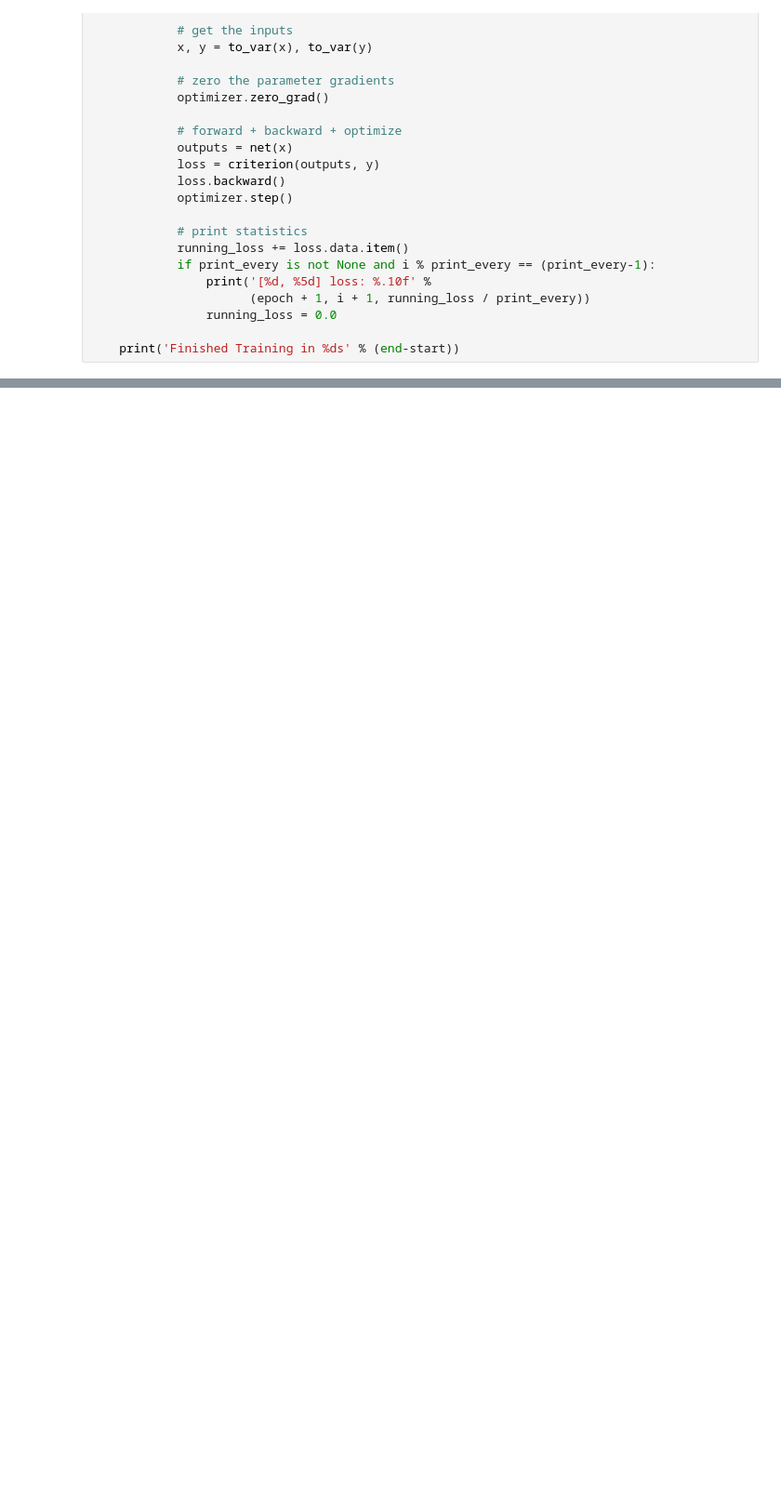
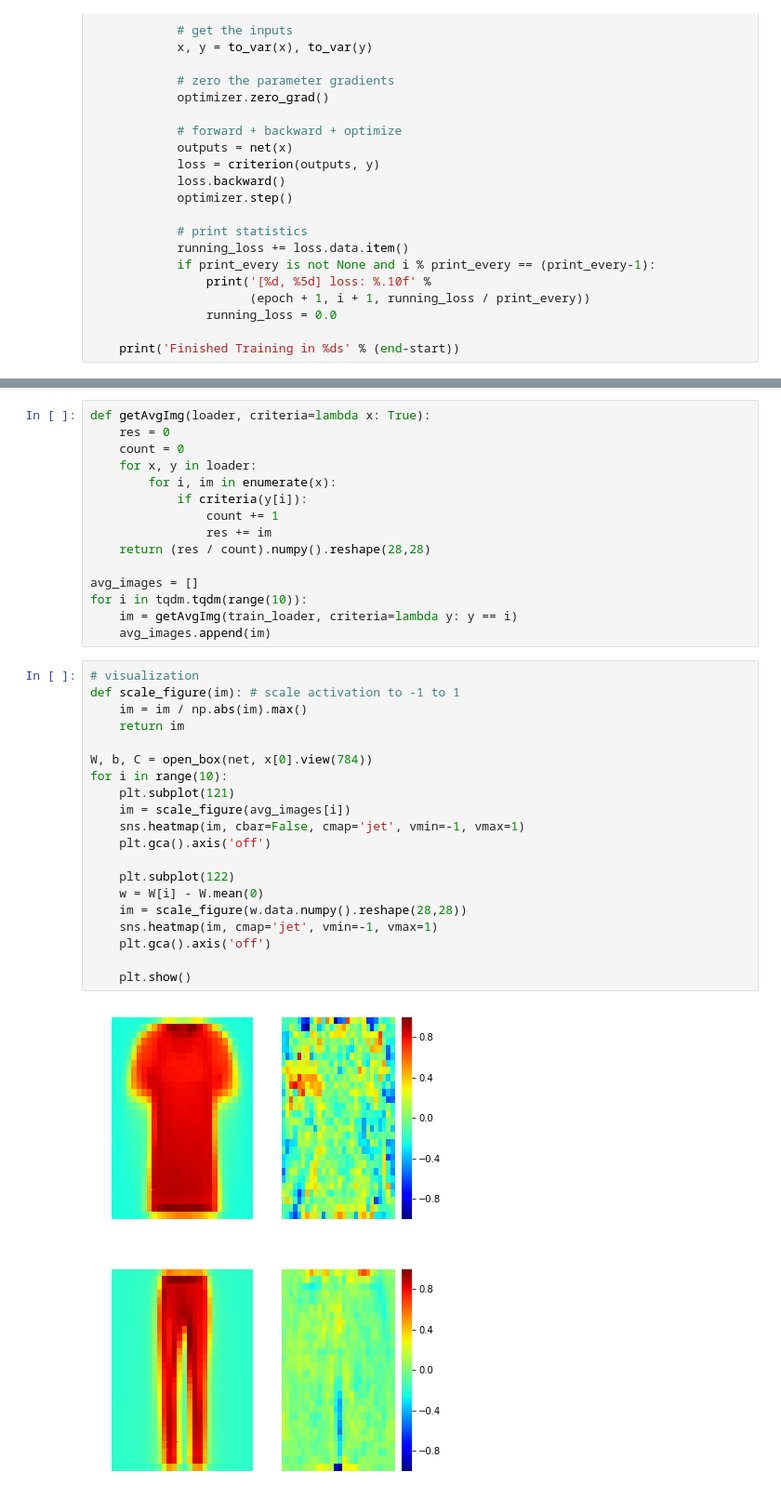
Before and after one commit to nathanwang000/OpenboxEYE, a Jupyter notebook: OpenBoxCNN.ipynb, the cells around one changed output, grey strips where cells are left out. Shown: that part at 93% size. Drawn from its saved outputs; the diff is of its cells as text; blank space fills up the shorter version.

```diff
--- a/OpenBoxCNN.ipynb
+++ b/OpenBoxCNN.ipynb
@@ -96,0 +214,38 @@ min: 0.000000, mean: 0.000000, max: 0.000000
+# %%
+def getAvgImg(loader, criteria=lambda x: True):
+    res = 0
+    count = 0
+    for x, y in loader:
+        for i, im in enumerate(x):
+            if criteria(y[i]):
+                count += 1
+                res += im
+    return (res / count).numpy().reshape(28,28)
+
+avg_images = []
+for i in tqdm.tqdm(range(10)):
+    im = getAvgImg(train_loader, criteria=lambda y: y == i)
+    avg_images.append(im)
+# %%
+# visualization
+def scale_figure(im): # scale activation to -1 to 1
+    im = im / np.abs(im).max()
+    return im
+
+W, b, C = open_box(net, x[0].view(784))
+for i in range(10):
+    plt.subplot(121)
+    im = scale_figure(avg_images[i])
+    sns.heatmap(im, cbar=False, cmap='jet', vmin=-1, vmax=1)
+    plt.gca().axis('off')
+
+    plt.subplot(122)
+    w = W[i] - W.mean(0)
+    im = scale_figure(w.data.numpy().reshape(28,28))
+    sns.heatmap(im, cmap='jet', vmin=-1, vmax=1)
+    plt.gca().axis('off')
+
+    plt.show()
+# %% [output]
+[figure, added]
+[figure, added]
```
Also changed, not shown: parts of 18 cells of this notebook, 1 other file.
